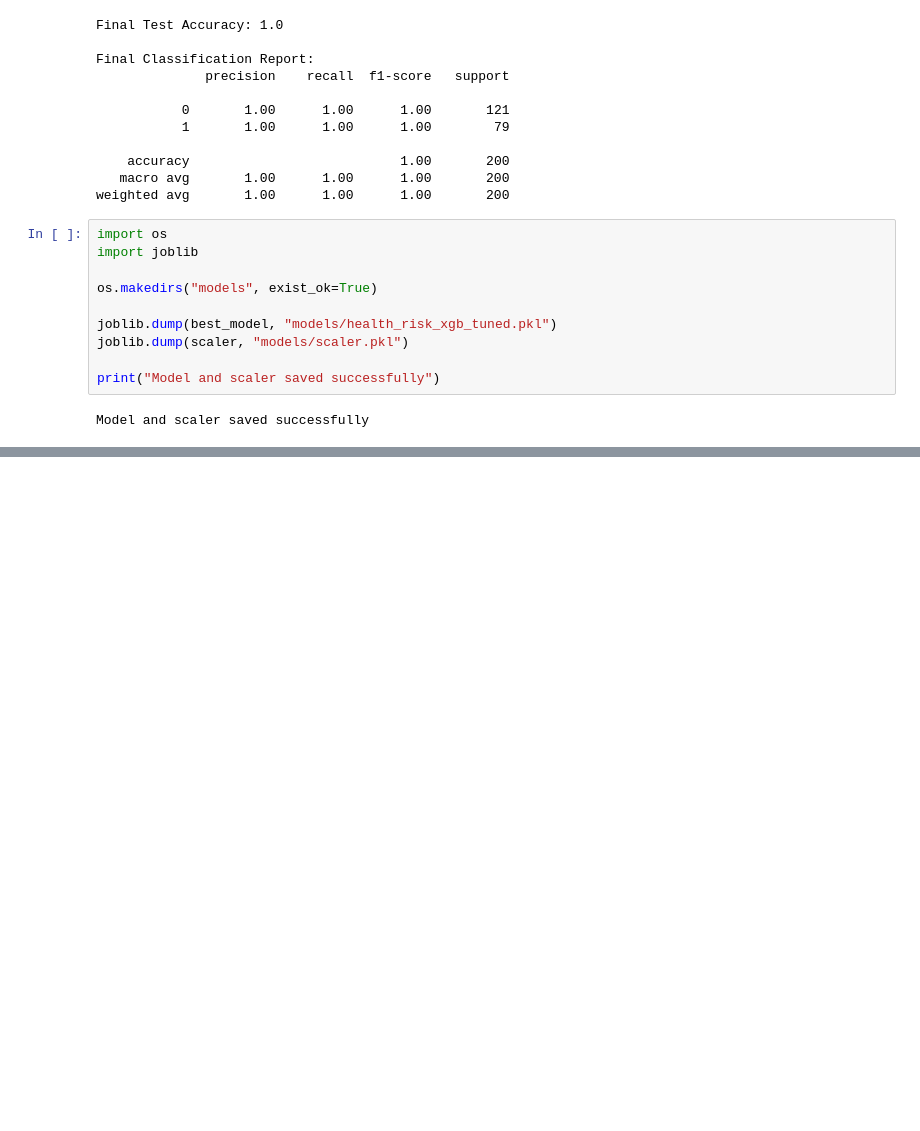
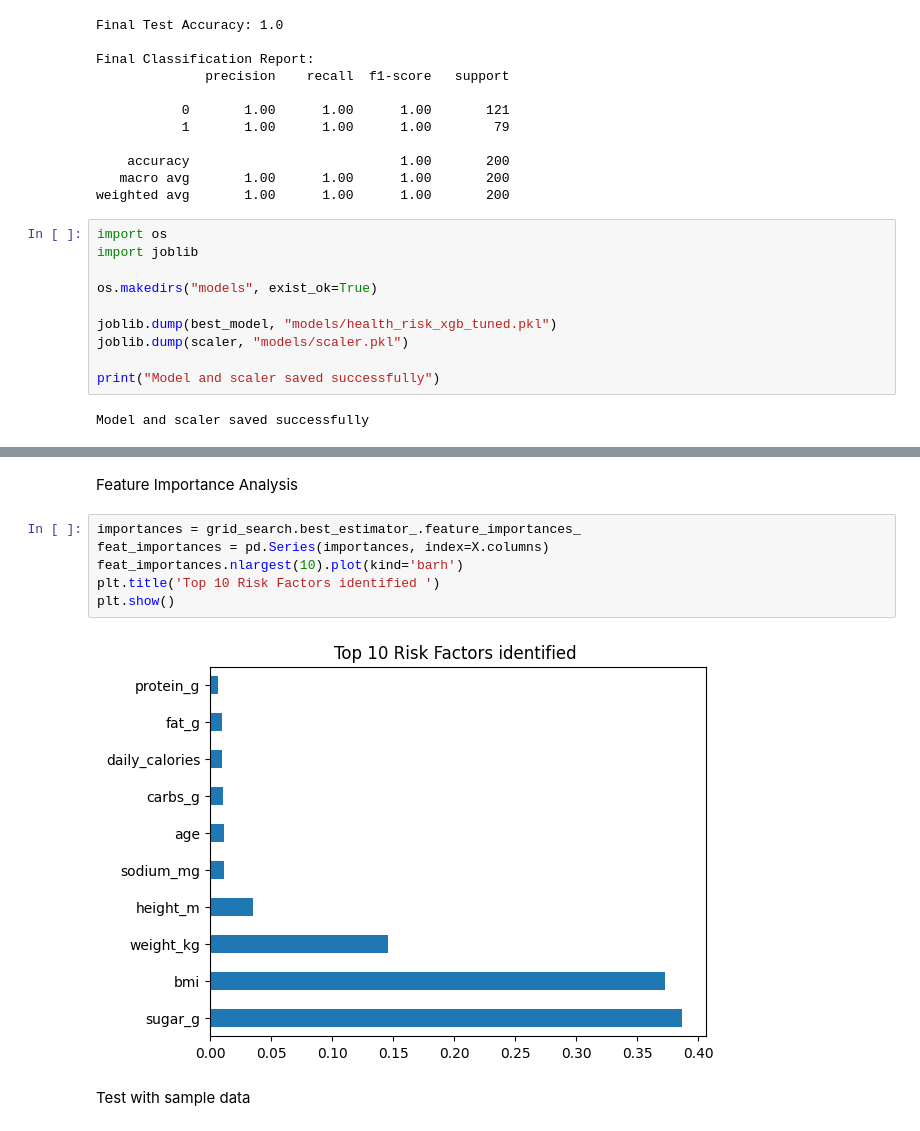
Before and after one commit to ThinethW/NutriScanner, a Jupyter notebook: health-risk-recommendations/research/inital_devloped model_trial.ipynb, the cells around one changed output, grey strips where cells are left out. Saved outputs shown, nothing was run; the diff lists cells and outputs as text; blank space fills up the shorter version.

```diff
--- a/health-risk-recommendations/research/inital_devloped model_trial.ipynb
+++ b/health-risk-recommendations/research/inital_devloped model_trial.ipynb
@@ -359,0 +379,12 @@ Model and scaler saved successfully
+# %% [markdown]
+Feature Importance Analysis
+# %%
+importances = grid_search.best_estimator_.feature_importances_
+feat_importances = pd.Series(importances, index=X.columns)
+feat_importances.nlargest(10).plot(kind='barh')
+plt.title('Top 10 Risk Factors identified ')
+plt.show()
+# %% [output]
+[figure, added]
+# %% [markdown]
+Test with sample data
```
Also changed, not shown: parts of 5 cells of this notebook, 5 other files.
